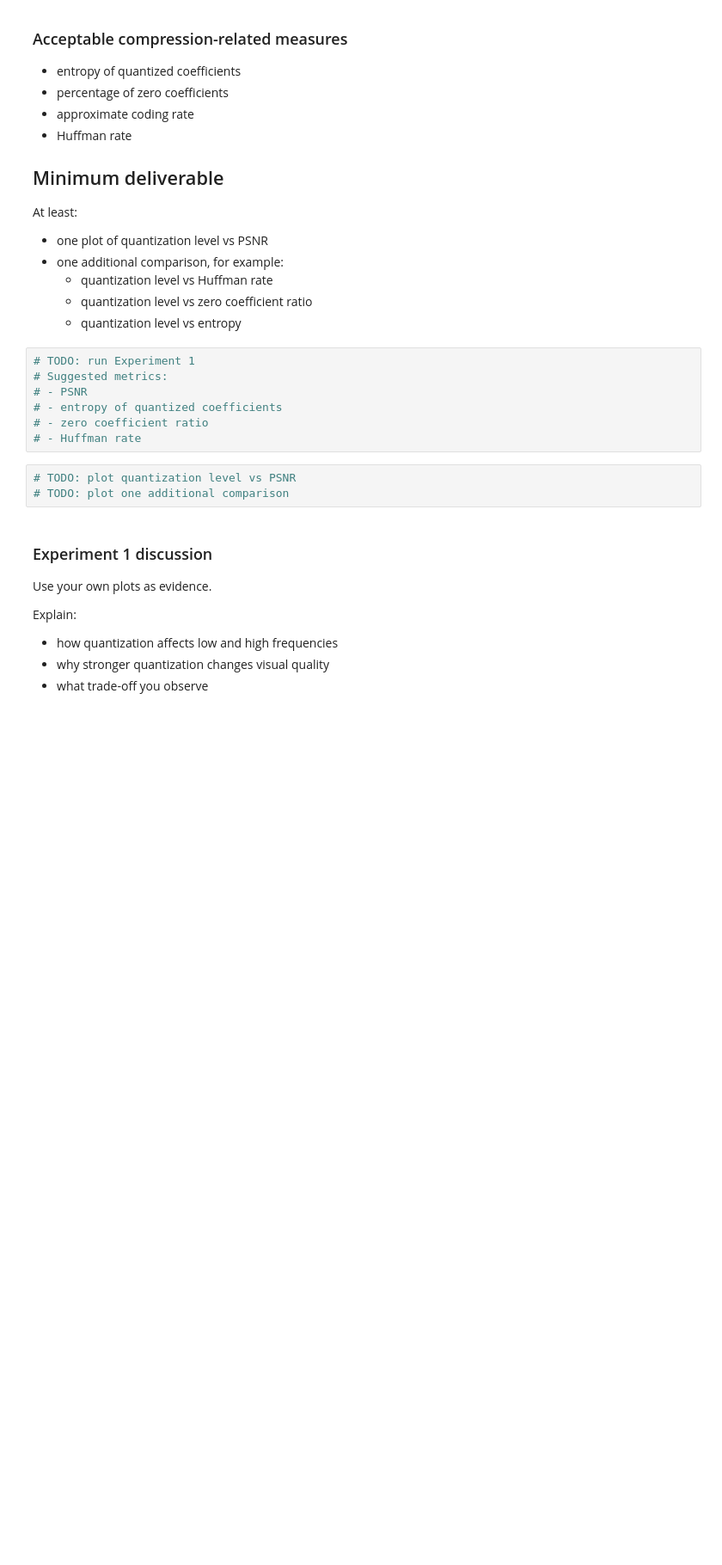
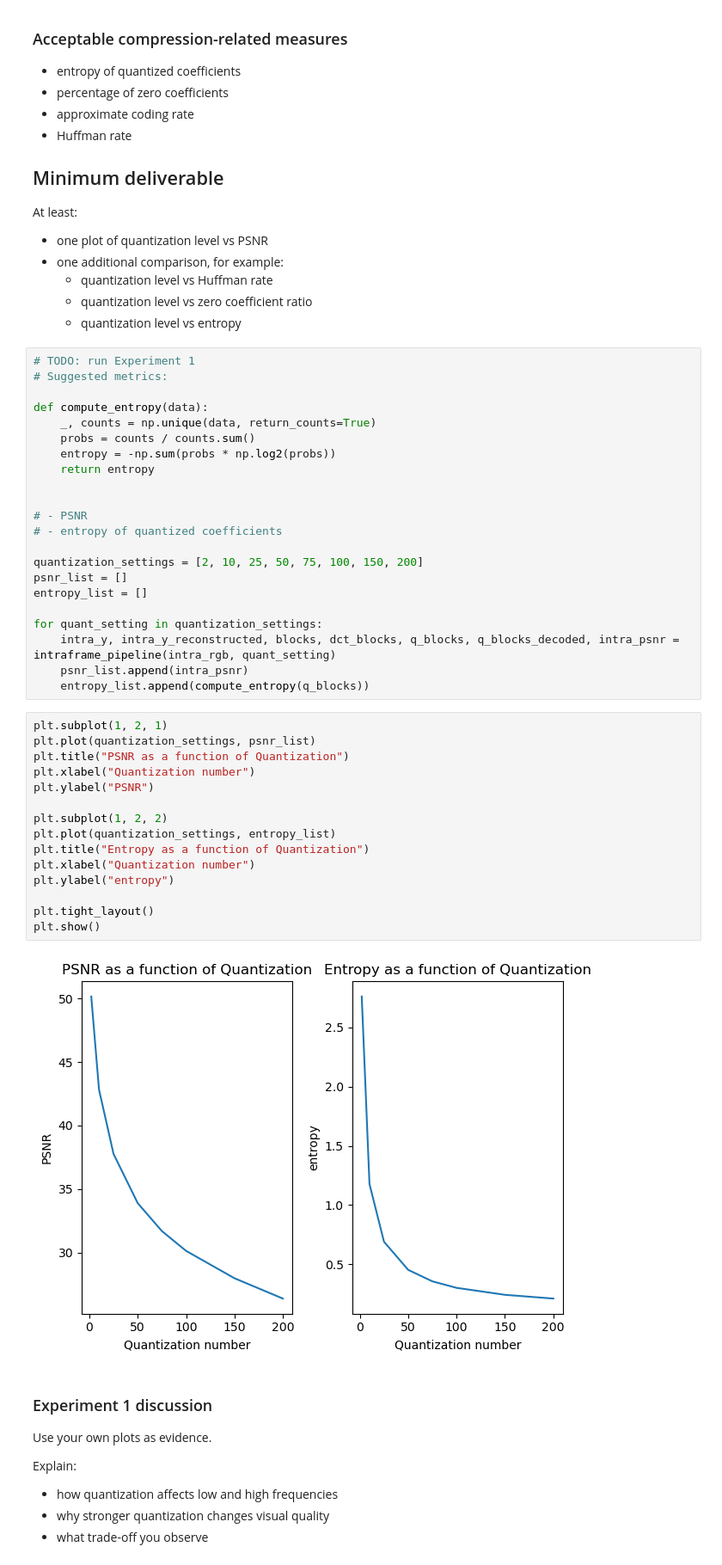
Before and after one commit to erikesshagen/DM1580-Video-Technology, a Jupyter notebook: Project/DM1580_2026_Course_Project-1.ipynb, the cells around one changed output. Shown at 86% size. Drawn from its saved outputs; the diff is of its cells as text; blank space fills up the shorter version.

```diff
--- a/Project/DM1580_2026_Course_Project-1.ipynb
+++ b/Project/DM1580_2026_Course_Project-1.ipynb
@@ -741,13 +804,42 @@ At least:
 # %%
 # TODO: run Experiment 1
 # Suggested metrics:
+
+def compute_entropy(data):
+    _, counts = np.unique(data, return_counts=True)
+    probs = counts / counts.sum()
+    entropy = -np.sum(probs * np.log2(probs))
+    return entropy
+
+
 # - PSNR
 # - entropy of quantized coefficients
-# - zero coefficient ratio
-# - Huffman rate
+
+quantization_settings = [2, 10, 25, 50, 75, 100, 150, 200]
+psnr_list = []
+entropy_list = []
+
+for quant_setting in quantization_settings:
+    intra_y, intra_y_reconstructed, blocks, dct_blocks, q_blocks, q_blocks_decoded, intra_psnr = intraframe_pipeline(intra_rgb, quant_setting)
+    psnr_list.append(intra_psnr)
+    entropy_list.append(compute_entropy(q_blocks))
 # %%
-# TODO: plot quantization level vs PSNR
-# TODO: plot one additional comparison
+plt.subplot(1, 2, 1)
+plt.plot(quantization_settings, psnr_list)
+plt.title("PSNR as a function of Quantization")
+plt.xlabel("Quantization number")
+plt.ylabel("PSNR")
+
+plt.subplot(1, 2, 2)
+plt.plot(quantization_settings, entropy_list)
+plt.title("Entropy as a function of Quantization")
+plt.xlabel("Quantization number")
+plt.ylabel("entropy")
+
+plt.tight_layout()
+plt.show()
+# %% [output]
+[figure, added]
 # %% [markdown]
 ### Experiment 1 discussion
 
```
Also changed, not shown: parts of 8 cells of this notebook.
